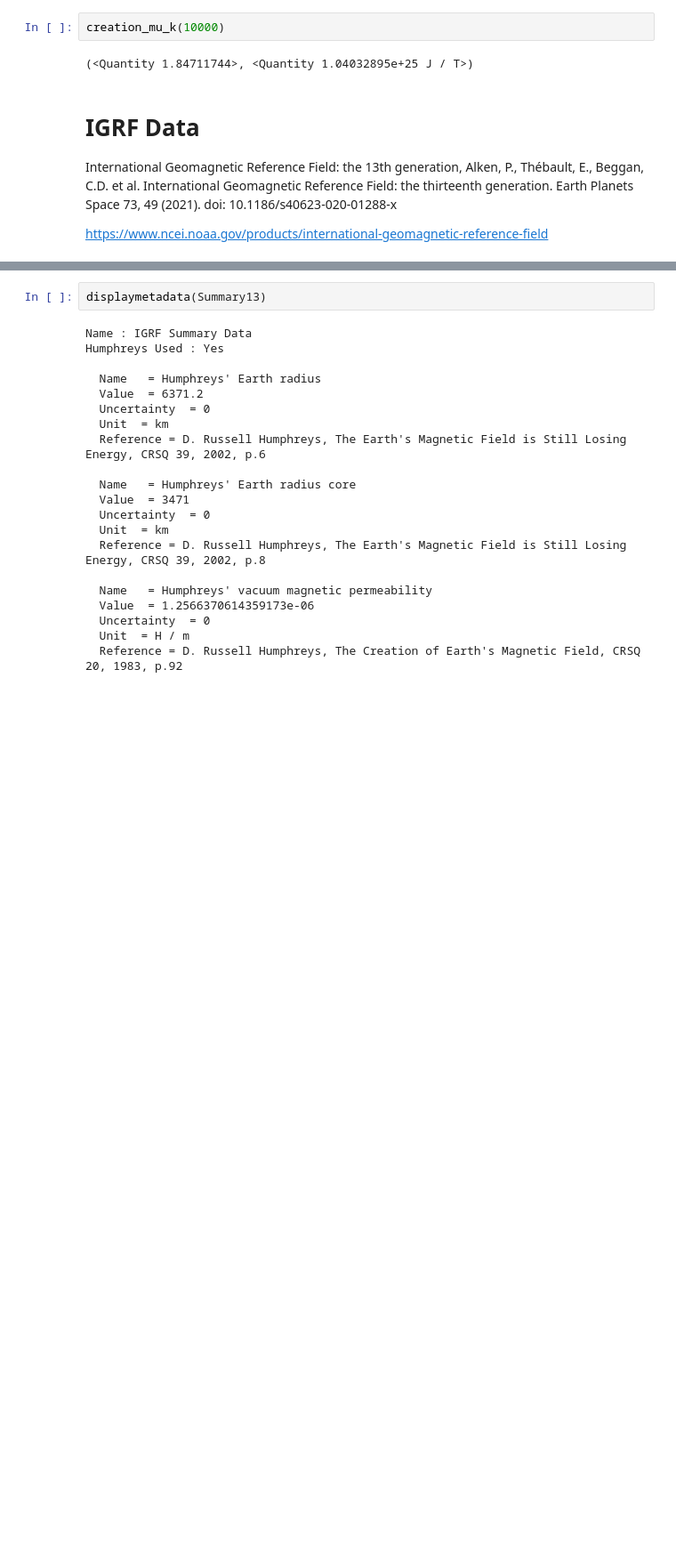
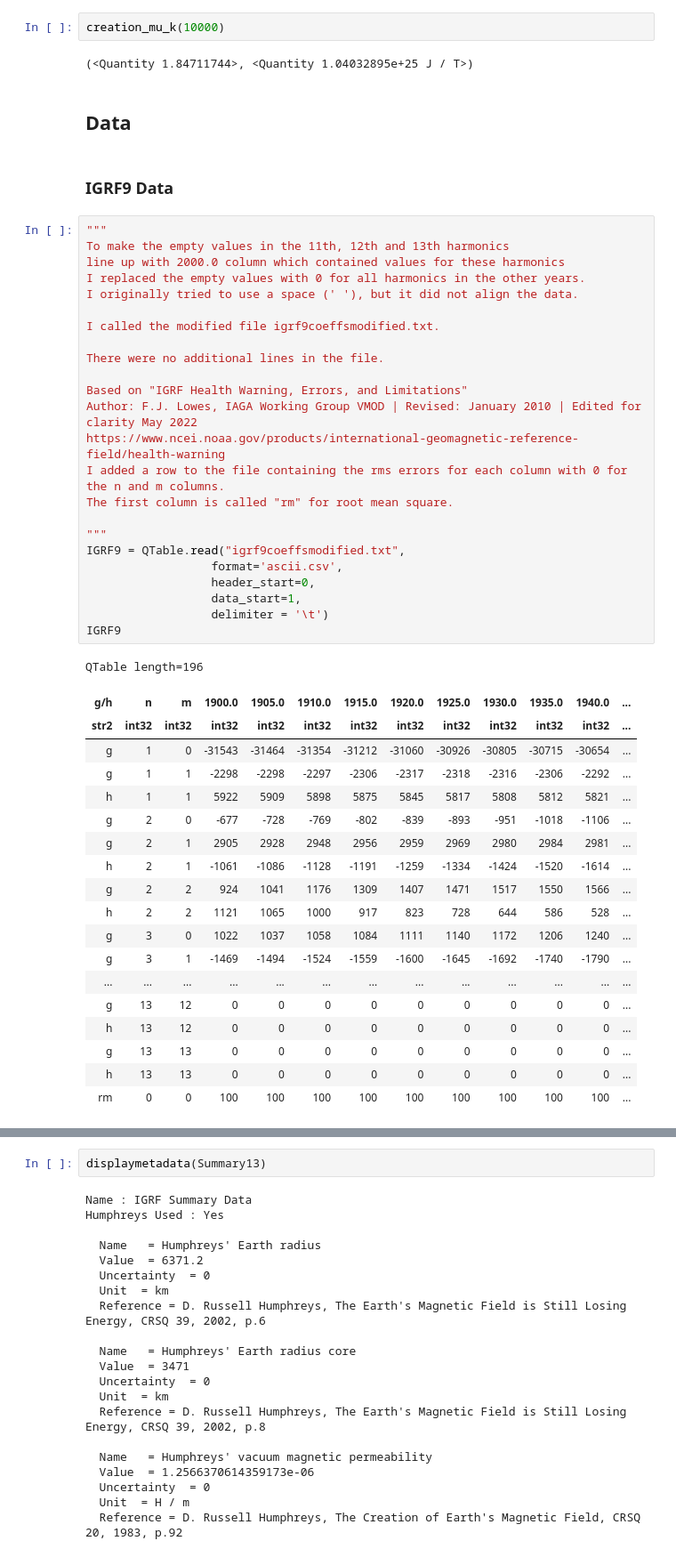
Before and after one commit to FrankHubeny/geomagnetism, a Jupyter notebook: geomagnetism.ipynb, the cells around one changed output, grey strips where cells are left out. Shown at 89% size. Saved outputs shown, nothing was run; the diff lists cells and outputs as text; blank space fills up the shorter version.

```diff
--- a/geomagnetism.ipynb
+++ b/geomagnetism.ipynb
@@ -344,9 +346,51 @@ creation_mu_k(8000)
 creation_mu_k(10000)
 # %% [output]
 (<Quantity 1.84711744>, <Quantity 1.04032895e+25 J / T>)
-# %% [markdown]
-# IGRF Data
-
-International Geomagnetic Reference Field: the 13th generation, Alken, P., Thébault, E., Beggan, C.D. et al. International Geomagnetic Reference Field: the thirteenth generation. Earth Planets Space 73, 49 (2021). doi: 10.1186/s40623-020-01288-x
-
-https://www.ncei.noaa.gov/products/international-geomagnetic-reference-field
+# %% [markdown]
+## Data
+# %% [markdown]
+### IGRF9 Data
+# %%
+"""
+To make the empty values in the 11th, 12th and 13th harmonics
+line up with 2000.0 column which contained values for these harmonics
+I replaced the empty values with 0 for all harmonics in the other years.
+I originally tried to use a space (' '), but it did not align the data.
+
+I called the modified file igrf9coeffsmodified.txt.
+
+There were no additional lines in the file.
+
+Based on "IGRF Health Warning, Errors, and Limitations"
+Author: F.J. Lowes, IAGA Working Group VMOD | Revised: January 2010 | Edited for clarity May 2022
+https://www.ncei.noaa.gov/products/international-geomagnetic-reference-field/health-warning
+I added a row to the file containing the rms errors for each column with 0 for the n and m columns.
+The first column is called "rm" for root mean square.
+
+"""
+IGRF9 = QTable.read("igrf9coeffsmodified.txt",
+                  format='ascii.csv',
+                  header_start=0,
+                  data_start=1,
+                  delimiter = '\t')
+IGRF9
+# %% [output]
+QTable length=196
+| g/h | n | m | 1900.0 | 1905.0 | 1910.0 | 1915.0 | 1920.0 | 1925.0 | 1930.0 | 1935.0 | 1940.0 | ... |
+| str2 | int32 | int32 | int32 | int32 | int32 | int32 | int32 | int32 | int32 | int32 | int32 | ... |
+| g | 1 | 0 | -31543 | -31464 | -31354 | -31212 | -31060 | -30926 | -30805 | -30715 | -30654 | ... |
+| g | 1 | 1 | -2298 | -2298 | -2297 | -2306 | -2317 | -2318 | -2316 | -2306 | -2292 | ... |
+| h | 1 | 1 | 5922 | 5909 | 5898 | 5875 | 5845 | 5817 | 5808 | 5812 | 5821 | ... |
+| g | 2 | 0 | -677 | -728 | -769 | -802 | -839 | -893 | -951 | -1018 | -1106 | ... |
+| g | 2 | 1 | 2905 | 2928 | 2948 | 2956 | 2959 | 2969 | 2980 | 2984 | 2981 | ... |
+| h | 2 | 1 | -1061 | -1086 | -1128 | -1191 | -1259 | -1334 | -1424 | -1520 | -1614 | ... |
+| g | 2 | 2 | 924 | 1041 | 1176 | 1309 | 1407 | 1471 | 1517 | 1550 | 1566 | ... |
+| h | 2 | 2 | 1121 | 1065 | 1000 | 917 | 823 | 728 | 644 | 586 | 528 | ... |
+| g | 3 | 0 | 1022 | 1037 | 1058 | 1084 | 1111 | 1140 | 1172 | 1206 | 1240 | ... |
+| g | 3 | 1 | -1469 | -1494 | -1524 | -1559 | -1600 | -1645 | -1692 | -1740 | -1790 | ... |
+| ... | ... | ... | ... | ... | ... | ... | ... | ... | ... | ... | ... | ... |
+| g | 13 | 12 | 0 | 0 | 0 | 0 | 0 | 0 | 0 | 0 | 0 | ... |
+| h | 13 | 12 | 0 | 0 | 0 | 0 | 0 | 0 | 0 | 0 | 0 | ... |
+| g | 13 | 13 | 0 | 0 | 0 | 0 | 0 | 0 | 0 | 0 | 0 | ... |
+| h | 13 | 13 | 0 | 0 | 0 | 0 | 0 | 0 | 0 | 0 | 0 | ... |
+| rm | 0 | 0 | 100 | 100 | 100 | 100 | 100 | 100 | 100 | 100 | 100 | ... |
```
Also changed, not shown: parts of 22 cells of this notebook, 2 other files.
